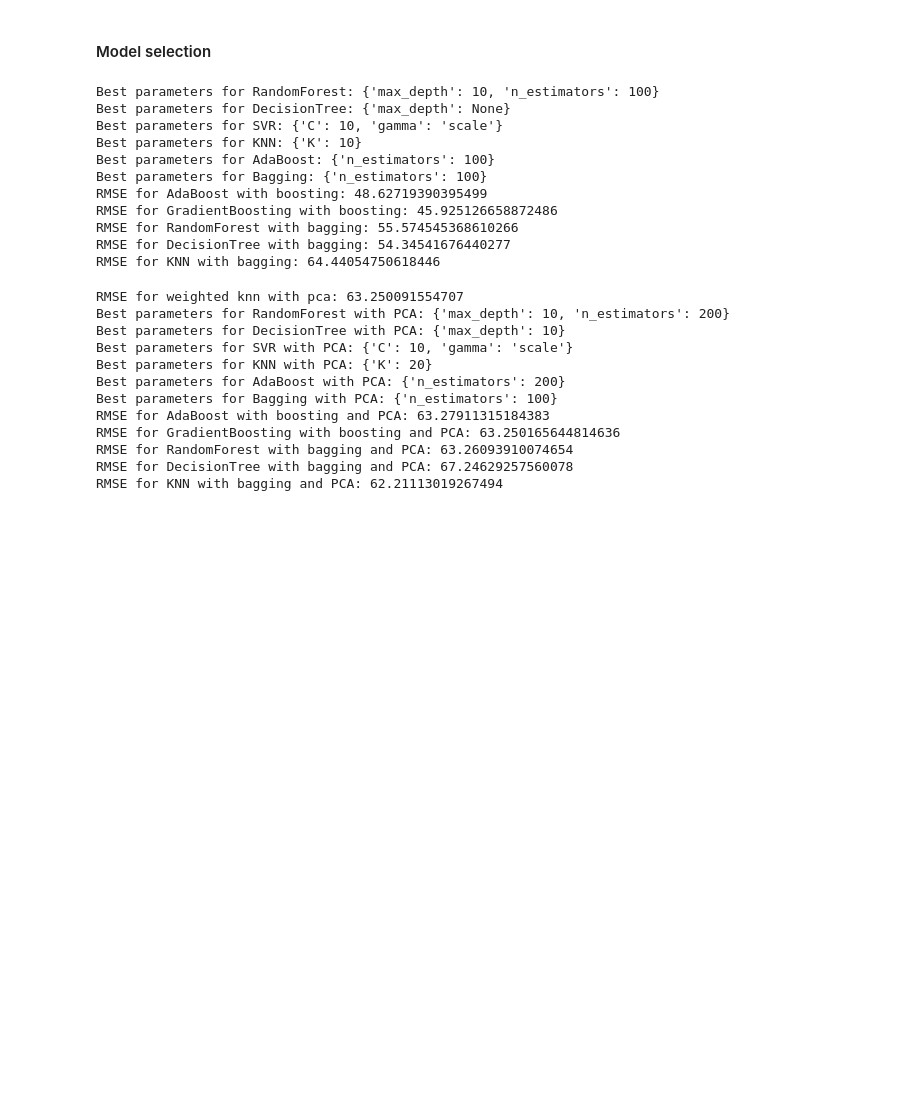
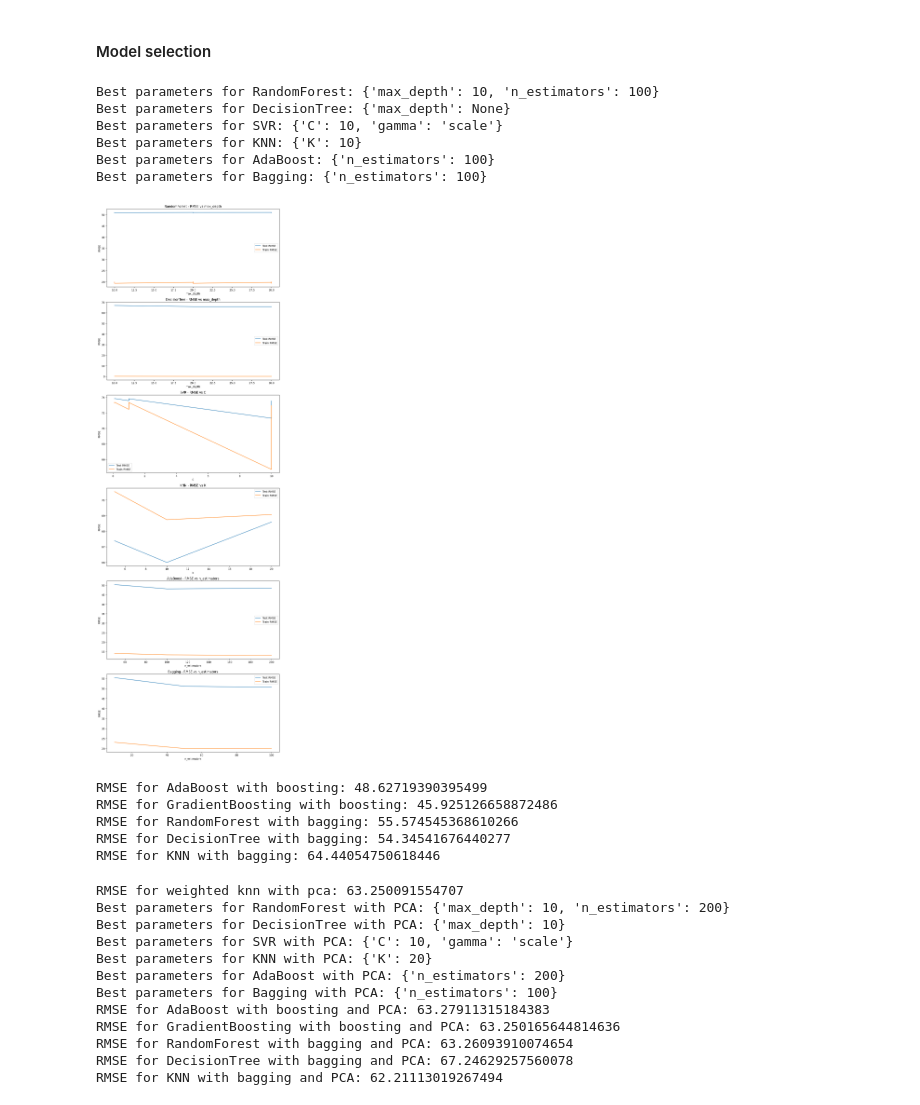
Before and after one commit to rasmus11423/Case_1_Computational_Data_Analyis, a Jupyter notebook: ex1_tms.ipynb, the cells around one changed output. Saved outputs shown, nothing was run; the diff lists cells and outputs as text; code cells hidden in the pictures; blank space fills up the shorter version.

```diff
--- a/ex1_tms.ipynb
+++ b/ex1_tms.ipynb
@@ -136,47 +136,71 @@ models = {
 
 # Perform grid search for each model
 best_estimators = {}
+results = {}
 for name, (model, params) in models.items():
-    grid_search = GridSearchCV(model, params, cv=5, scoring='neg_mean_squared_error')
+    grid_search = GridSearchCV(model, params, cv=5, scoring='neg_mean_squared_error', return_train_score=True)
     grid_search.fit(X_train, y_train)
     best_estimators[name] = grid_search.best_estimator_
+    results[name] = grid_search.cv_results_
     print(f"Best parameters for {name}: {grid_search.best_params_}")
+
+# Plotting the RMSE for each model
+fig, axes = plt.subplots(len(models), 1, figsize=(10, 5 * len(models)))
+if len(models) == 1:
+    axes = [axes]
+
+for ax, (name, result) in zip(axes, results.items()):
+    param_name = list(result['params'][0].keys())[0]
+    param_range = [params[param_name] for params in result['params']]
+    mean_test_score = np.sqrt(-result['mean_test_score'])
+    mean_train_score = np.sqrt(-result['mean_train_score'])
+
+    ax.plot(param_range, mean_test_score, label='Test RMSE')
+    ax.plot(param_range, mean_train_score, label='Train RMSE')
+    ax.set_title(f'{name} - RMSE vs {param_name}')
+    ax.set_xlabel(param_name)
+    ax.set_ylabel('RMSE')
+    ax.legend()
+
+plt.tight_layout()
+plt.show()
 
 # Use boosting to improve the results
 boosted_models = {
     'AdaBoost': AdaBoostRegressor(estimator=best_estimators['DecisionTree'], n_estimators=100, random_state=1312),
     'GradientBoosting': GradientBoostingRegressor(n_estimators=100, learning_rate=0.1, random_state=1312)
 }
 
 # Evaluate the boosted models using cross-validation
 for name, model in boosted_models.items():
     scores = cross_val_score(model, X_train, y_train, cv=5, scoring='neg_mean_squared_error')
     rmse_scores = np.sqrt(-scores)
     print(f"RMSE for {name} with boosting: {rmse_scores.mean()}")
 
 # Use bagging and cross-validation to estimate the RMSE generalization error
 bagging_models = {
     'RandomForest': BaggingRegressor(estimator=best_estimators['RandomForest'], n_estimators=10, random_state=1312),
     'DecisionTree': BaggingRegressor(estimator=best_estimators['DecisionTree'], n_estimators=10, random_state=1312),
     'KNN': BaggingRegressor(estimator=best_estimators['KNN'], n_estimators=10, random_state=1312)
 }
 
 for name, model in bagging_models.items():
     scores = cross_val_score(model, X_train, y_train, cv=5, scoring='neg_mean_squared_error')
     rmse_scores = np.sqrt(-scores)
     print(f"RMSE for {name} with bagging: {rmse_scores.mean()}")
 # %% [output]
 Best parameters for RandomForest: {'max_depth': 10, 'n_estimators': 100}
 Best parameters for DecisionTree: {'max_depth': None}
 Best parameters for SVR: {'C': 10, 'gamma': 'scale'}
 Best parameters for KNN: {'K': 10}
 Best parameters for AdaBoost: {'n_estimators': 100}
 Best parameters for Bagging: {'n_estimators': 100}
-RMSE for AdaBoost with boosting: 48.62719390395499
-RMSE for GradientBoosting with boosting: 45.925126658872486
-RMSE for RandomForest with bagging: 55.574545368610266
-RMSE for DecisionTree with bagging: 54.34541676440277
-RMSE for KNN with bagging: 64.44054750618446
+[figure, added]
+RMSE for AdaBoost with boosting: 48.62719390395499
+RMSE for GradientBoosting with boosting: 45.925126658872486
+RMSE for RandomForest with bagging: 55.574545368610266
+RMSE for DecisionTree with bagging: 54.34541676440277
+RMSE for KNN with bagging: 64.44054750618446
 # %%
 # Perform grid search for each model
 best_estimators_pca = {}
```
Also changed, not shown: parts of 1 cell of this notebook.
